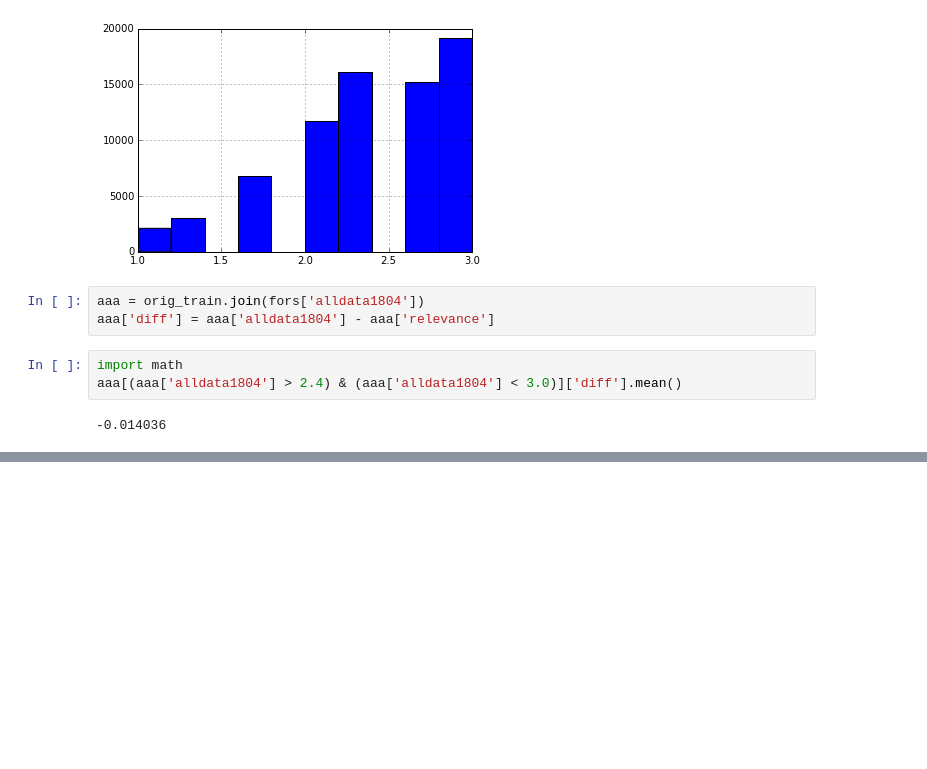
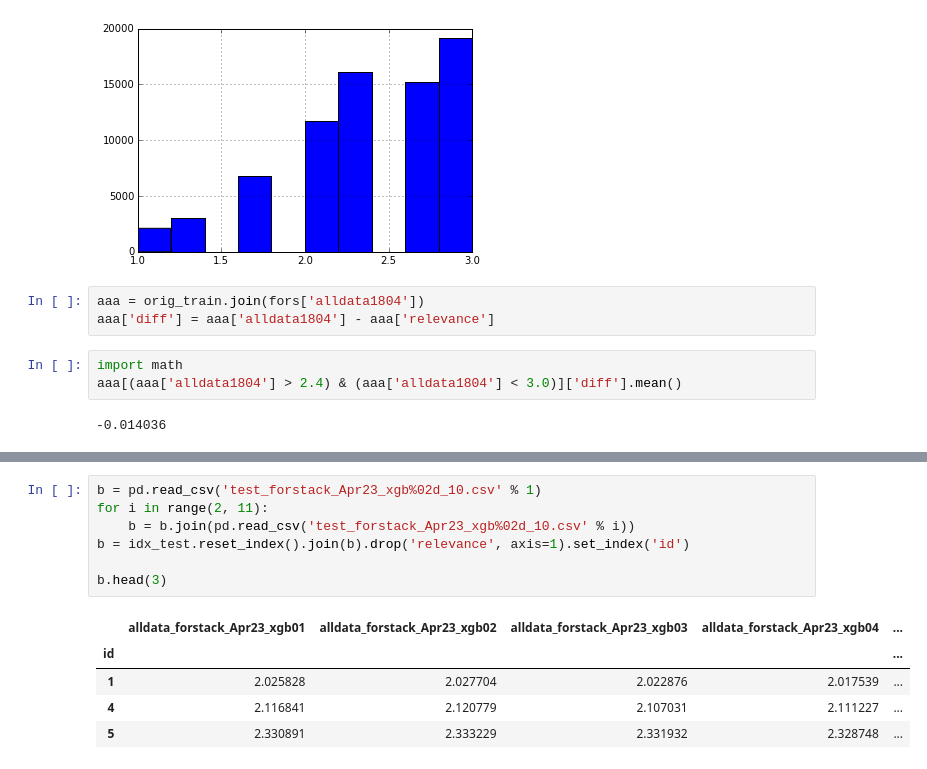
Before and after one commit to Bekbolatov/kaggle, a Jupyter notebook: events/hd/notebooks/features5_alexander.ipynb, the cells around one changed output, grey strips where cells are left out. Drawn from its saved outputs; the diff is of its cells as text; blank space fills up the shorter version.

```diff
--- a/events/hd/notebooks/features5_alexander.ipynb
+++ b/events/hd/notebooks/features5_alexander.ipynb
@@ -771,0 +804,13 @@ aaa[(aaa['alldata1804'] > 2.4) & (aaa['alldata1804'] < 3.0)]['diff'].mean()
+# %%
+b = pd.read_csv('test_forstack_Apr23_xgb%02d_10.csv' % 1)
+for i in range(2, 11):
+    b = b.join(pd.read_csv('test_forstack_Apr23_xgb%02d_10.csv' % i))
+b = idx_test.reset_index().join(b).drop('relevance', axis=1).set_index('id')
+
+b.head(3)
+# %% [output]
+|  | alldata_forstack_Apr23_xgb01 | alldata_forstack_Apr23_xgb02 | alldata_forstack_Apr23_xgb03 | alldata_forstack_Apr23_xgb04 | ... |
+| id |  |  |  |  | ... |
+| 1 | 2.025828 | 2.027704 | 2.022876 | 2.017539 | ... |
+| 4 | 2.116841 | 2.120779 | 2.107031 | 2.111227 | ... |
+| 5 | 2.330891 | 2.333229 | 2.331932 | 2.328748 | ... |
```
Also changed, not shown: parts of 17 cells of this notebook, 4 other files.
